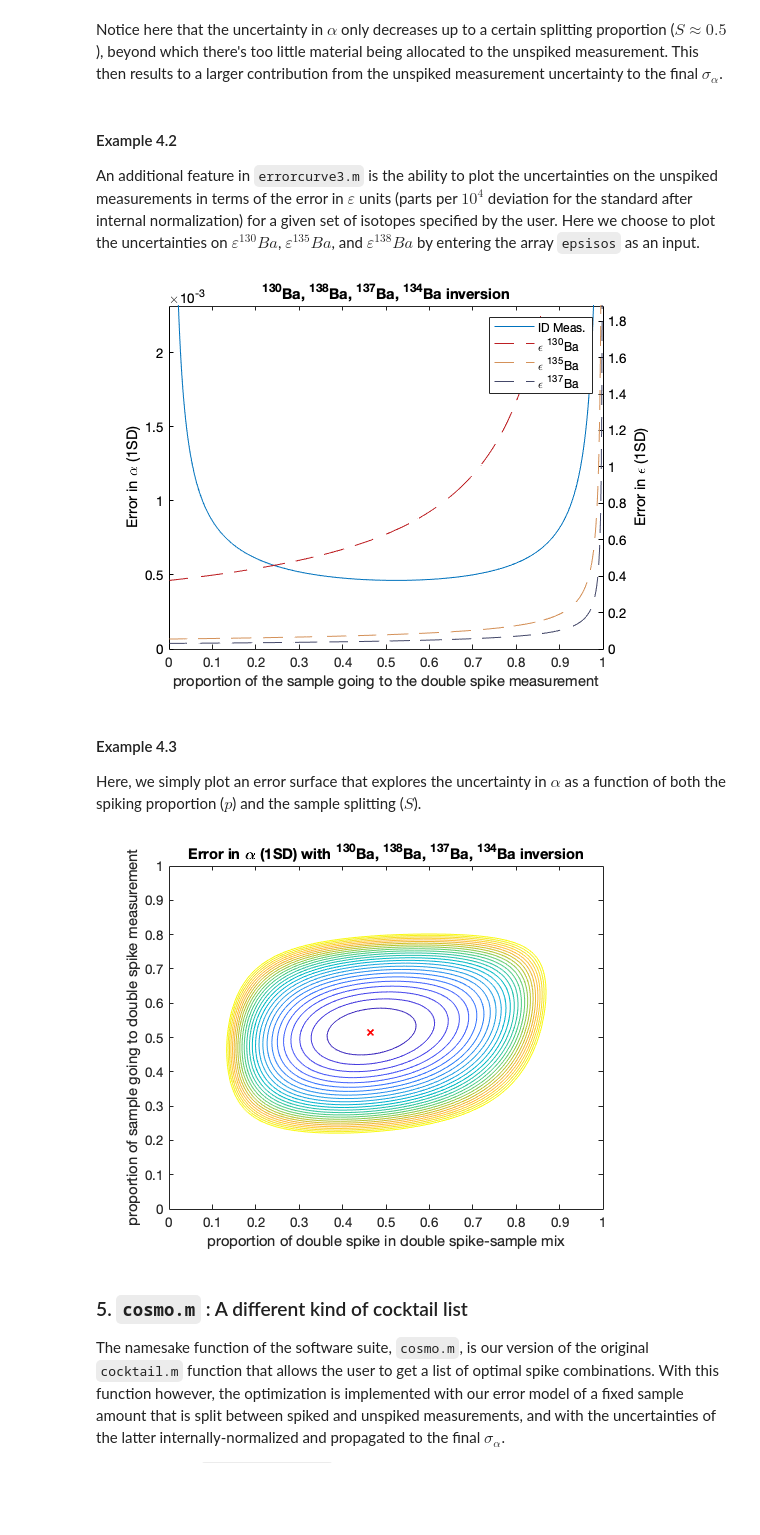
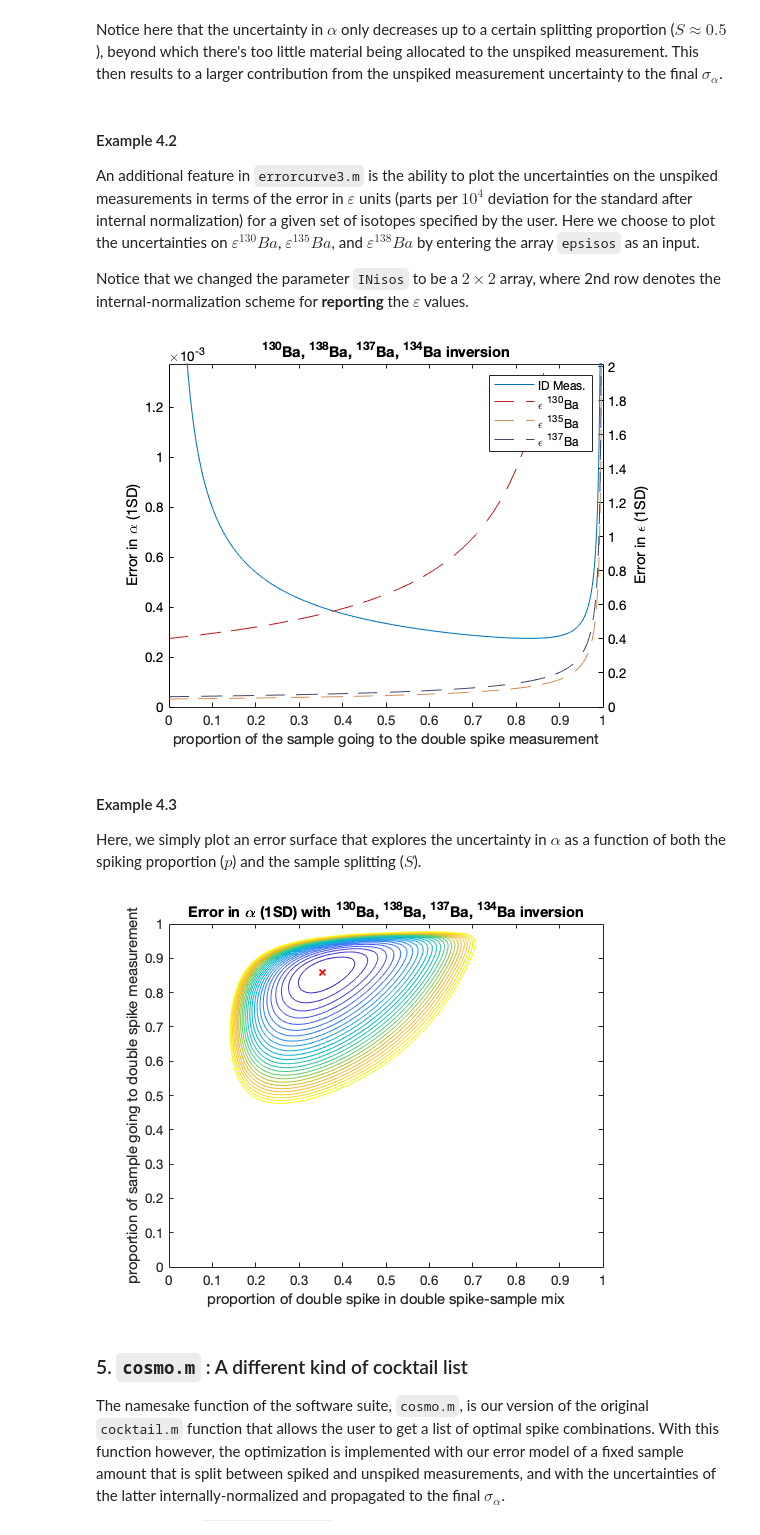
Before and after one commit to rcmarq/cosmo, a Jupyter notebook: docs/demo.ipynb, the cells around one changed output. Cells and saved outputs as stored; diff of their text form; code cells hidden in the pictures; blank space fills up the shorter version.

```diff
--- a/docs/demo.ipynb
+++ b/docs/demo.ipynb
@@ -229,8 +237,8 @@ The `cosmo` software suite also offers functionalities for visualizing the uncer
 Here, we plot the uncertainty on $\alpha$ as a function of the splitting:
 # %%
 element='Ba';
-prop=0.5;
-spike=[0.09115 0.002403 0.008985 0.016012 0.01826 0.6359 0.227291]; % 130-137 spike
+prop=0.3;
+spike=[0.182797 0.004525 0.017545 0.031156 0.030334 0.452349 0.281295]; % 130-137 spike
 isoinv=[130 138 137 134];
 INisos=[138 134];
 
@@ -243,20 +251,23 @@ Notice here that the uncertainty in $\alpha$ only decreases up to a certain spli
 #### Example 4.2
 
 An additional feature in `errorcurve3.m` is the ability to plot the uncertainties on the unspiked measurements in terms of the error in $\varepsilon$ units (parts per $10^4$ deviation for the standard after internal normalization) for a given set of isotopes specified by the user. Here we choose to plot the uncertainties on $\varepsilon^{130}Ba$, $\varepsilon^{135}Ba$, and $\varepsilon^{138}Ba$ by entering the array `epsisos` as an input.
+
+Notice that we changed the parameter `INisos` to be a $2\times2$ array, where 2nd row denotes the internal-normalization scheme for **reporting** the $\varepsilon$ values.
 # %%
+INisos=[138 134; 136 134]; % normalizing to 138/134 for corr. offsets in alpha, but reporting with 136/134 norm.
 epsisos=[130 135 137]; % Mass numbers for isotopes of interest
 
 errorcurve3(element,prop,spike,isoinv,INisos,epsisos)
 # %% [output]
-[figure, old version]
+[figure, new version]
 # %% [markdown]
 #### Example 4.3
 
 Here, we simply plot an error surface that explores the uncertainty in $\alpha$ as a function of both the spiking proportion ($p$) and the sample splitting ($S$).
 # %%
-errorsurface('Ba',spike,isoinv,INisos)
+errorsurface('Ba',spike,isoinv,INisos(1,:))
 # %% [output]
-[figure, old version]
+[figure, new version]
 # %% [markdown]
 ### 5. `cosmo.m` : A different kind of cocktail list
 
```
Also changed, not shown: parts of 5 cells of this notebook, 1 other file.
